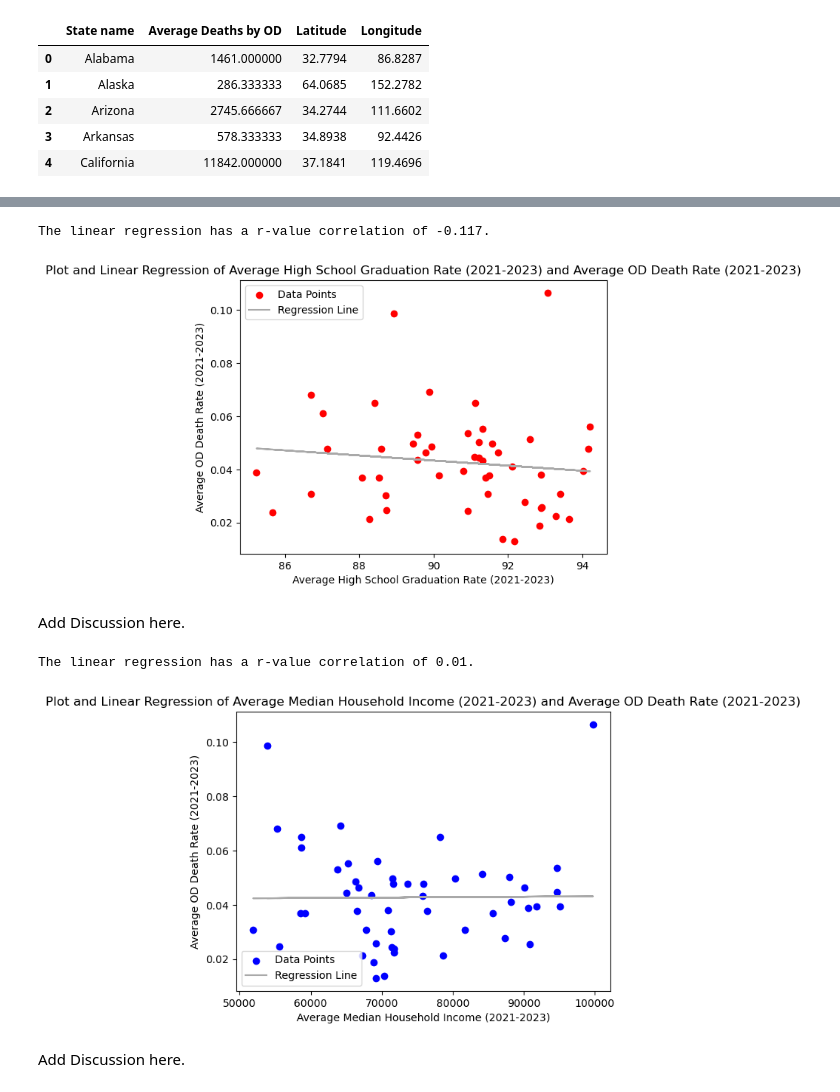
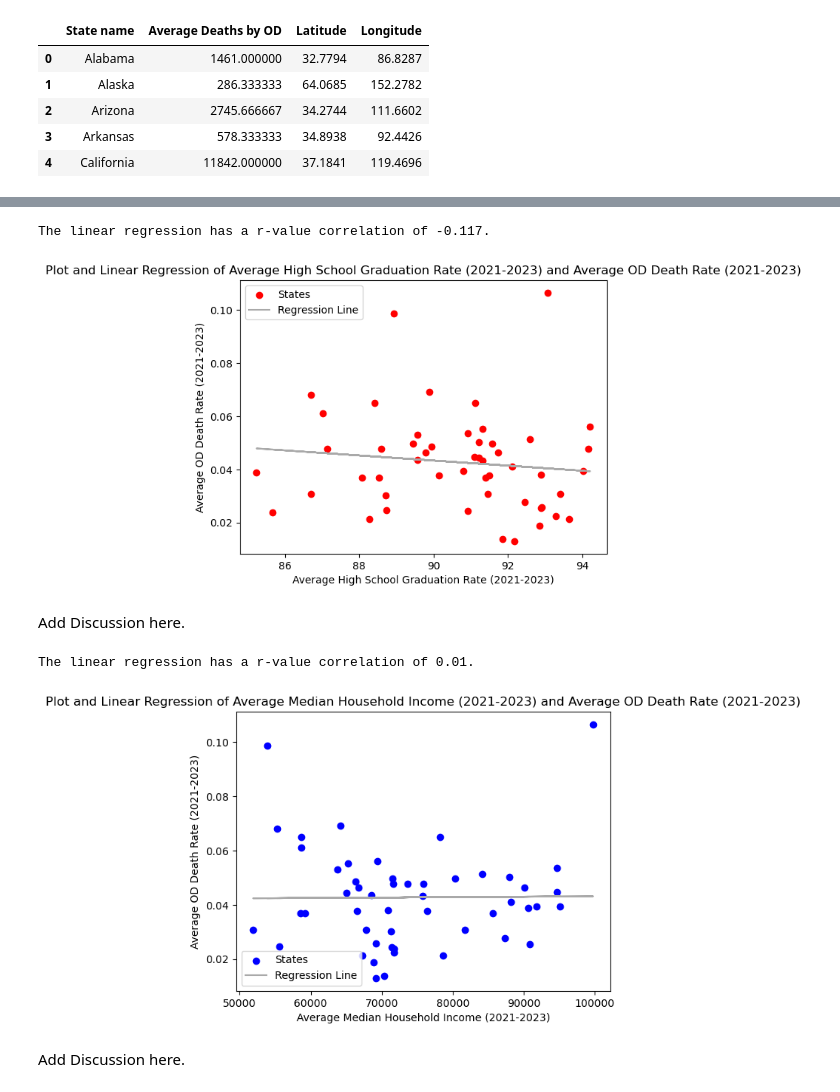
Before and after one commit to kileykarecki/Project-1, a Jupyter notebook: Drug_Overdose_and_Contributing_Factors.ipynb, the cells around one changed output, grey strips where cells are left out. Saved outputs shown, nothing was run; the diff lists cells and outputs as text; code cells hidden in the pictures.

```diff
--- a/Drug_Overdose_and_Contributing_Factors.ipynb
+++ b/Drug_Overdose_and_Contributing_Factors.ipynb
@@ -137,7 +141,7 @@ OD_factors_final_df
 def linear_reg(df, x_col, y_col, color):
 
     #create scatterplot
-    plt.scatter(df[x_col], df[y_col], facecolor=color, edgecolor=color, label = "Data Points")
+    plt.scatter(df[x_col], df[y_col], facecolor=color, edgecolor=color, label = "States")
 
     #add lables
     plt.xlabel(x_col)
@@ -160,10 +164,13 @@ def linear_reg(df, x_col, y_col, color):
 # %%
 # Start Caluclations
 # Q1: How does education rates (high school graduation) affect overdose rates by county across different regional areas in the US?
 # graph: each state as a data point on a scatterplot comparing HS graduation rate to drug overdose rate, with a regression line)
 
 # Plot HS Grad Rates vs Drug Overdose Rates on Scatter Plot
-linear_reg(OD_factors_final_df, "Average High School Graduation Rate (2021-2023)", "Average OD Death Rate (2021-2023)", "red")
+HS_OD = linear_reg(OD_factors_final_df, "Average High School Graduation Rate (2021-2023)", "Average OD Death Rate (2021-2023)", "red")
+
+#export graph as jpg
+plt.savefig("HS_OD_scatterplot.jpg")
 # %% [output]
 The linear regression has a r-value correlation of -0.117.
-[figure, old version]
+[figure, new version]
@@ -177,9 +182,11 @@ Add Discussion here.
 # Q2: Is there a link between socioeconomic status (household median income) and rate of overdoses?
 # graph: each state as a data point on a scatter plot comparing household mean income to drug overdose rate, with regression line
 
-
 # Plot Median Household Income vs Drug Overdose Rates on Scatter Plot
 linear_reg(OD_factors_final_df, "Average Median Household Income (2021-2023)", "Average OD Death Rate (2021-2023)", "blue")
+
+#export graph as jpg
+plt.savefig("income_OD_scatterplot.jpg")
 # %% [output]
 The linear regression has a r-value correlation of 0.01.
-[figure, old version]
+[figure, new version]
```
Also changed, not shown: parts of 9 cells of this notebook, 6 other files.
